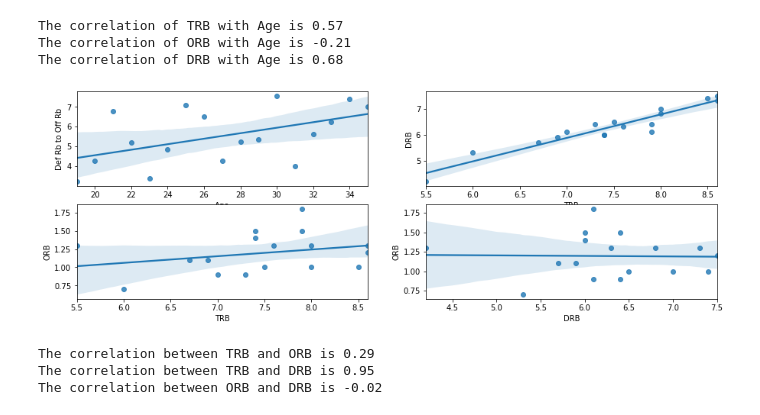
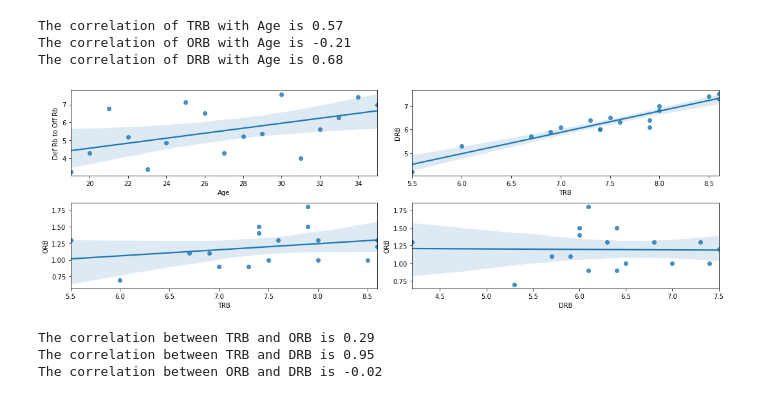
Before and after one commit to SarthakKamboj/Lebron-James-Efficiency-ML-Models, a Jupyter notebook: Data Visualization.ipynb, the cells around one changed output. Saved outputs shown, nothing was run; the diff lists cells and outputs as text; code cells hidden in the pictures.

```diff
--- a/Data Visualization.ipynb
+++ b/Data Visualization.ipynb
@@ -521,24 +595,28 @@ The correlation of DRB with Age is 0.68
 # %%
 dr_to_ob = avgs_df["DRB"] / avgs_df["ORB"]
 fig = plt.figure(1,(15,5))
 
 ax = plt.subplot(2,2,1)
 sns.regplot(x=avgs_df["Age"],y=dr_to_ob)
-plt.ylabel("Def Rb to Off Rb")
+ax.set_ylabel("Def Rb to Off Rb")
+plt.tight_layout()
 
 ax = plt.subplot(2,2,2)
 sns.regplot("TRB","DRB",data=avgs_df)
+plt.tight_layout()
 
 
 ax = plt.subplot(2,2,3)
 sns.regplot("TRB","ORB",data=avgs_df)
+plt.tight_layout()
 
 ax = plt.subplot(2,2,4)
 sns.regplot("DRB","ORB",data=avgs_df)
+plt.tight_layout()
 
 plt.show()
 # %% [output]
-[figure, old version]
+[figure, new version]
 # %%
 combos = itertools.combinations(rebound_cols,2)
 combos = [(combo[0],combo[1]) for combo in combos]
```
Also changed, not shown: parts of 20 cells of this notebook.
